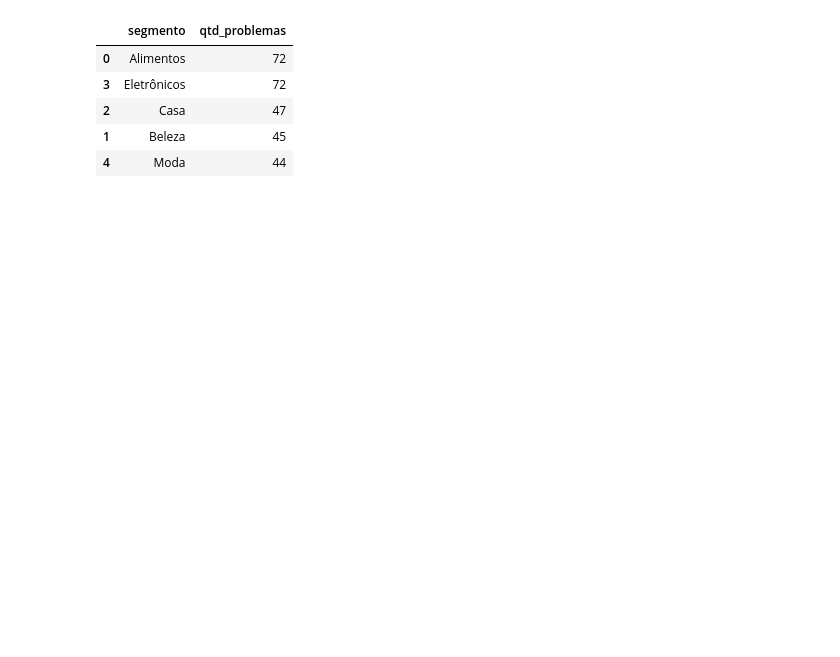
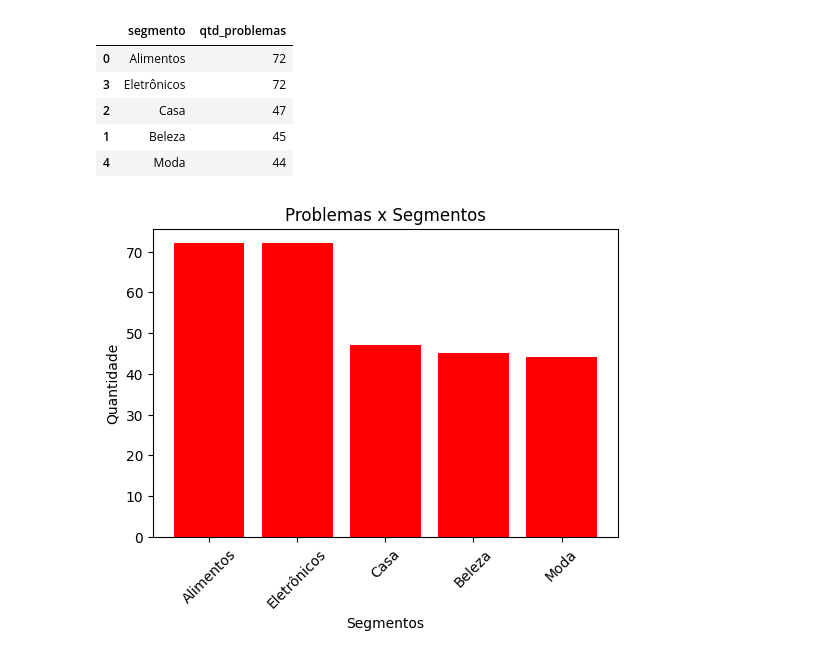
Before and after one commit to TonnyThe2nd/Analise_Dados, a Jupyter notebook: Teste/clientes_problemas.ipynb, the cells around one changed output. Cells and saved outputs as stored; diff of their text form; code cells hidden in the pictures; blank space fills up the shorter version.

```diff
--- a/Teste/clientes_problemas.ipynb
+++ b/Teste/clientes_problemas.ipynb
@@ -267,3 +280,13 @@ problemas_Segmento
 | 2 | Casa | 47 |
 | 1 | Beleza | 45 |
 | 4 | Moda | 44 |
+# %%
+plt.figure(figsize=(6,4))
+plt.bar(problemas_Segmento['segmento'], problemas_Segmento['qtd_problemas'], color='r')
+plt.xlabel('Segmentos')
+plt.ylabel('Quantidade')
+plt.xticks(rotation=45)
+plt.title("Problemas x Segmentos")
+plt.show()
+# %% [output]
+[figure, added]
```
Also changed, not shown: parts of 32 cells of this notebook, 1 other file.
